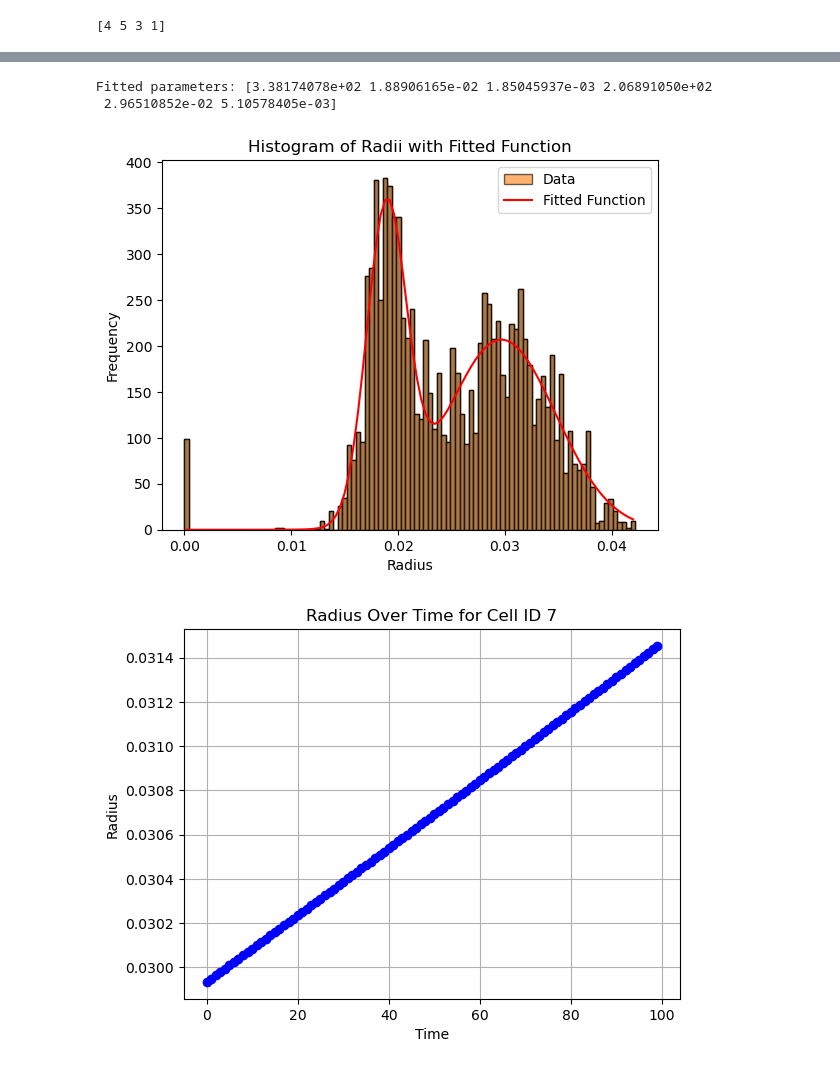
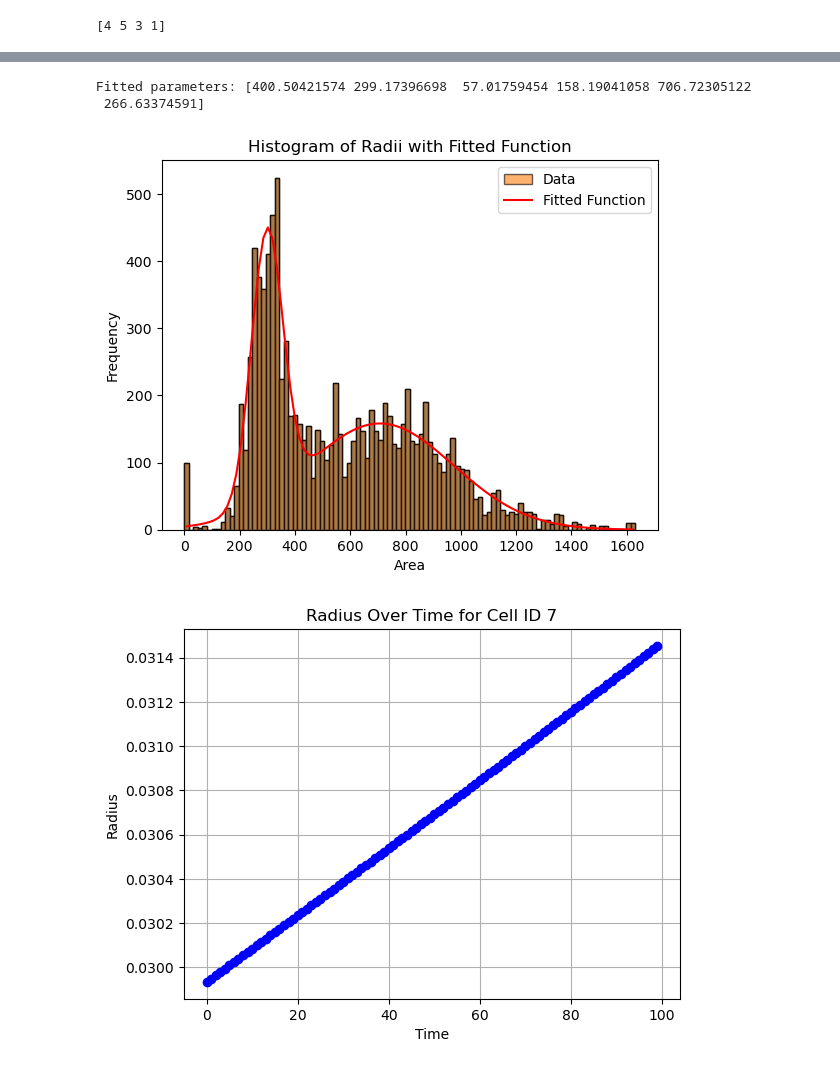
Before and after one commit to mosturm/IWR_CellTrack, a Jupyter notebook: dot4.ipynb, the cells around one changed output, grey strips where cells are left out. Cells and saved outputs as stored; diff of their text form; code cells hidden in the pictures.

Commit message:
area_updates_code_with_statistics

```diff
--- a/dot4.ipynb
+++ b/dot4.ipynb
@@ -754,25 +740,29 @@ iiiiiiiiiiiiii 99 0.005
 # %%
+combined_radii=np.array(combined_radii)
+
+combined_radii = np.pi*(combined_radii*512)**2 #area
+
 counts, bins, _ = plt.hist(combined_radii, bins=100, edgecolor='k')
 bin_centers = (bins[:-1] + bins[1:]) / 2
 
 # 2. Fit the function to the histogram data
-popt, pcov = curve_fit(two_gaussians, bin_centers, counts, maxfev=5000,p0=[140,0.02,0.005,80,0.03,0.015])
+popt, pcov = curve_fit(two_gaussians, bin_centers, counts, maxfev=5000,p0=(1200, 400, 50, 400, 750, 150))
 print("Fitted parameters:", popt)
 
 # 3. Plot the histogram and overlay the fitted function
 plt.hist(combined_radii, bins=100, edgecolor='k', label="Data", alpha=0.6)
 plt.plot(bin_centers, two_gaussians(bin_centers, *popt), color="red", label="Fitted Function")
 
-plt.xlabel('Radius')
+plt.xlabel('Area')
 plt.ylabel('Frequency')
 plt.title('Histogram of Radii with Fitted Function')
 plt.legend()
 plt.show()
 # radius =  map_value_linear(value, 0.003, 0.45, 2, 8)
 # %% [output]
-Fitted parameters: [3.38174078e+02 1.88906165e-02 1.85045937e-03 2.06891050e+02
- 2.96510852e-02 5.10578405e-03]
+Fitted parameters: [400.50421574 299.17396698  57.01759454 158.19041058 706.72305122
+ 266.63374591]
-[figure, old version]
+[figure, new version]
 # %%
 filepath = './'+str(1)+'_GT'+'/'+'pos_GT.txt'
 cell_id = 7  # replace with your desired cell ID
```
Also changed, not shown: parts of 1 cell of this notebook.
